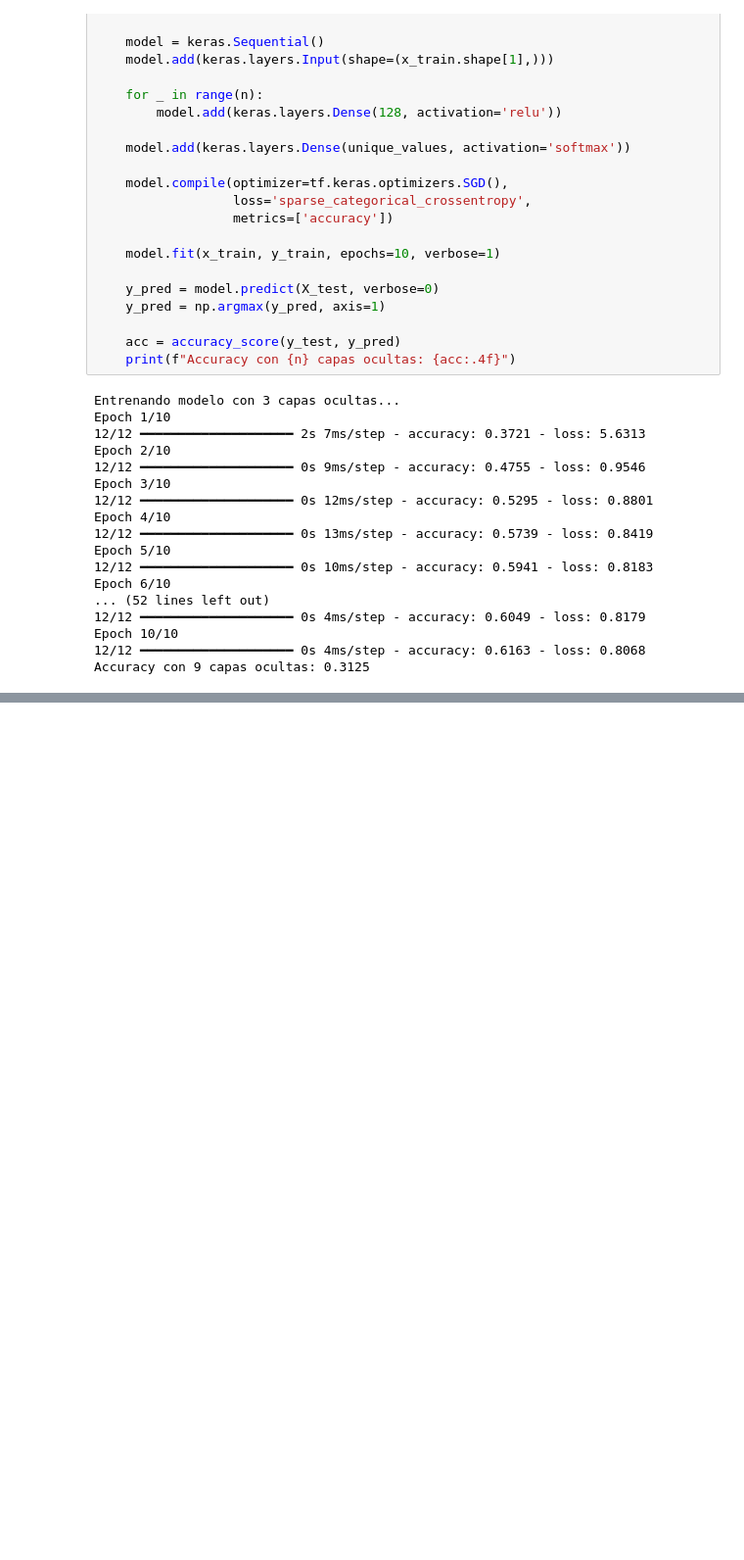
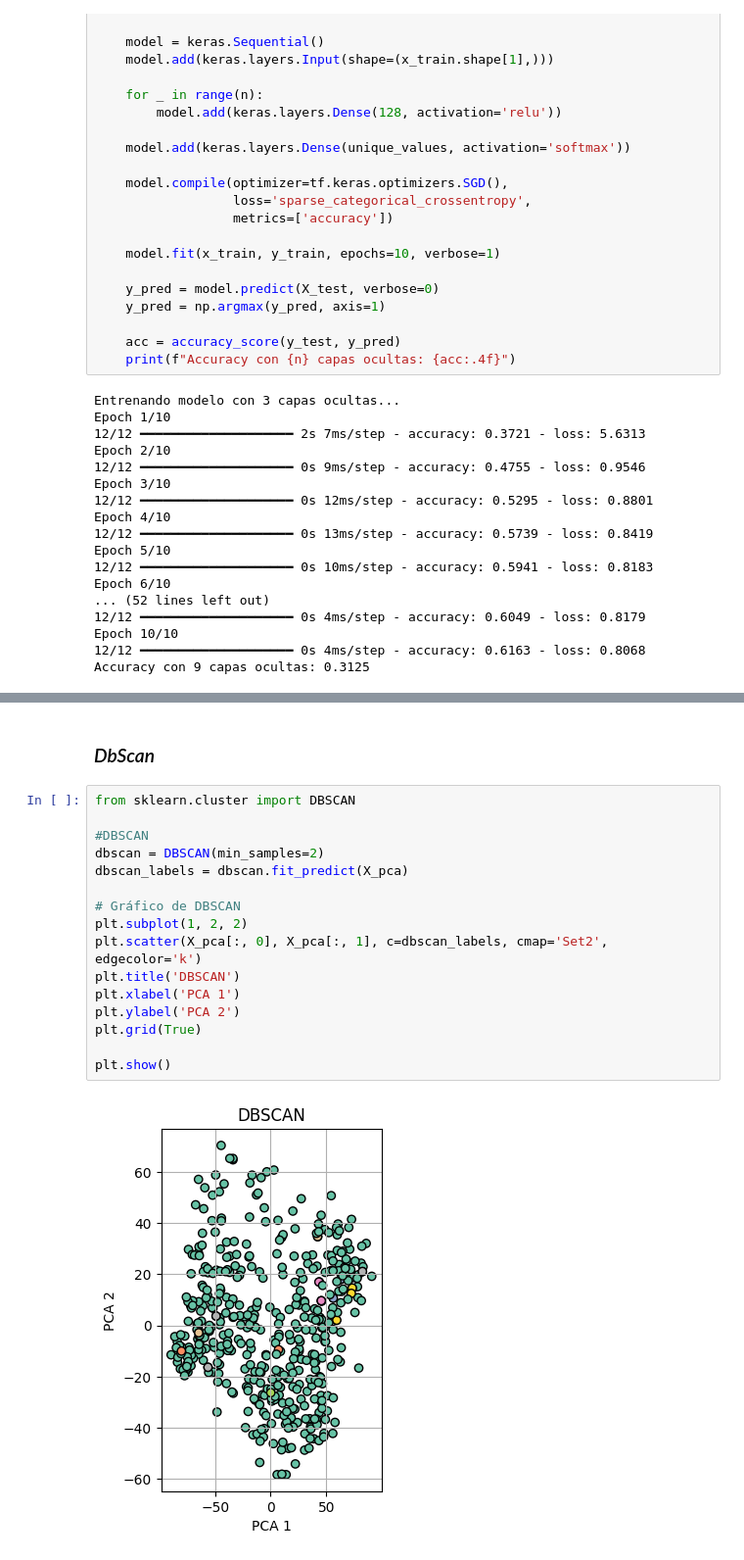
Before and after one commit to smuke123/StudentsPerfomanceAnalysis, a Jupyter notebook: Code/StudentsPerfomanceAnalysis.ipynb, the cells around one changed output, grey strips where cells are left out. Shown at 98% size. Saved outputs shown, nothing was run; the diff lists cells and outputs as text; blank space fills up the shorter version.

```diff
--- a/Code/StudentsPerfomanceAnalysis.ipynb
+++ b/Code/StudentsPerfomanceAnalysis.ipynb
@@ -628,0 +662,20 @@ Accuracy con 9 capas ocultas: 0.3125
+# %% [markdown]
+### *DbScan*
+# %%
+from sklearn.cluster import DBSCAN
+
+#DBSCAN
+dbscan = DBSCAN(min_samples=2)
+dbscan_labels = dbscan.fit_predict(X_pca)
+
+# Gráfico de DBSCAN
+plt.subplot(1, 2, 2)
+plt.scatter(X_pca[:, 0], X_pca[:, 1], c=dbscan_labels, cmap='Set2', edgecolor='k')
+plt.title('DBSCAN')
+plt.xlabel('PCA 1')
+plt.ylabel('PCA 2')
+plt.grid(True)
+
+plt.show()
+# %% [output]
+[figure, added]
```
Also changed, not shown: parts of 16 cells of this notebook.
